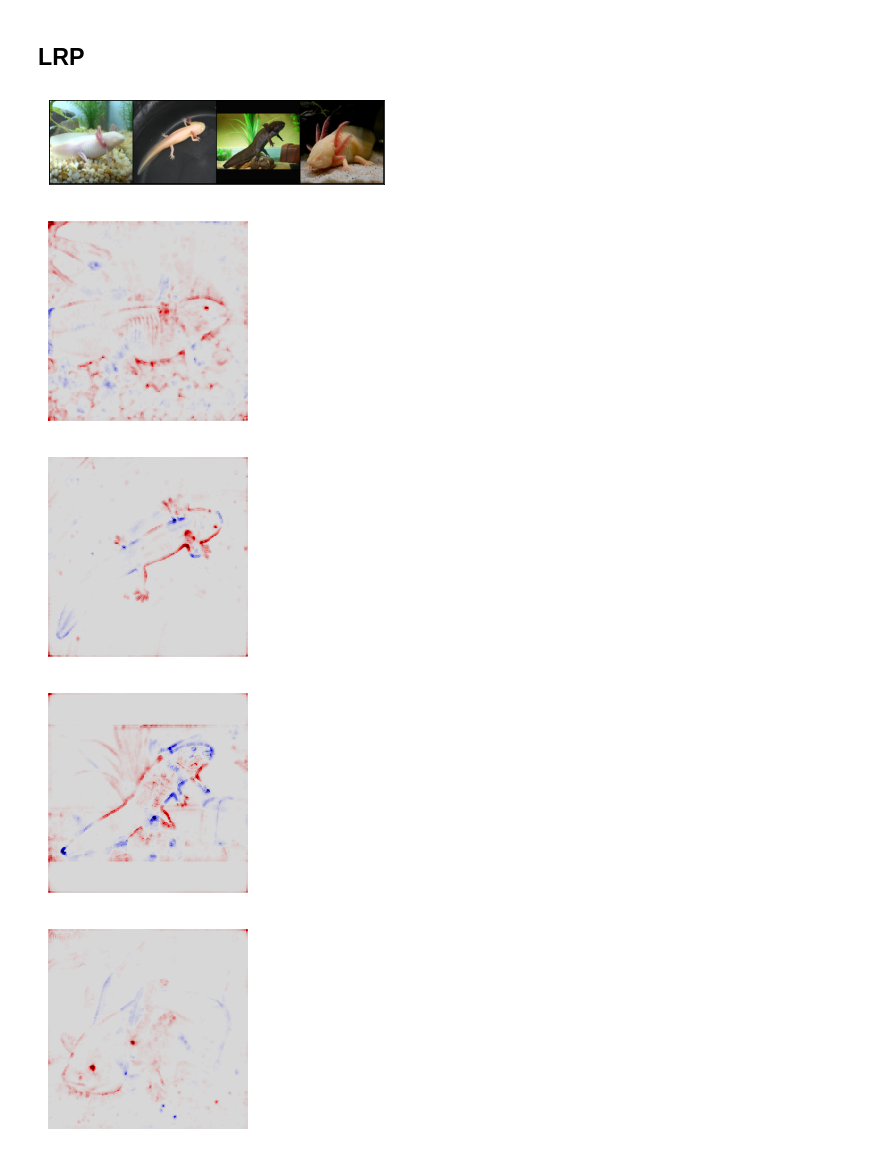
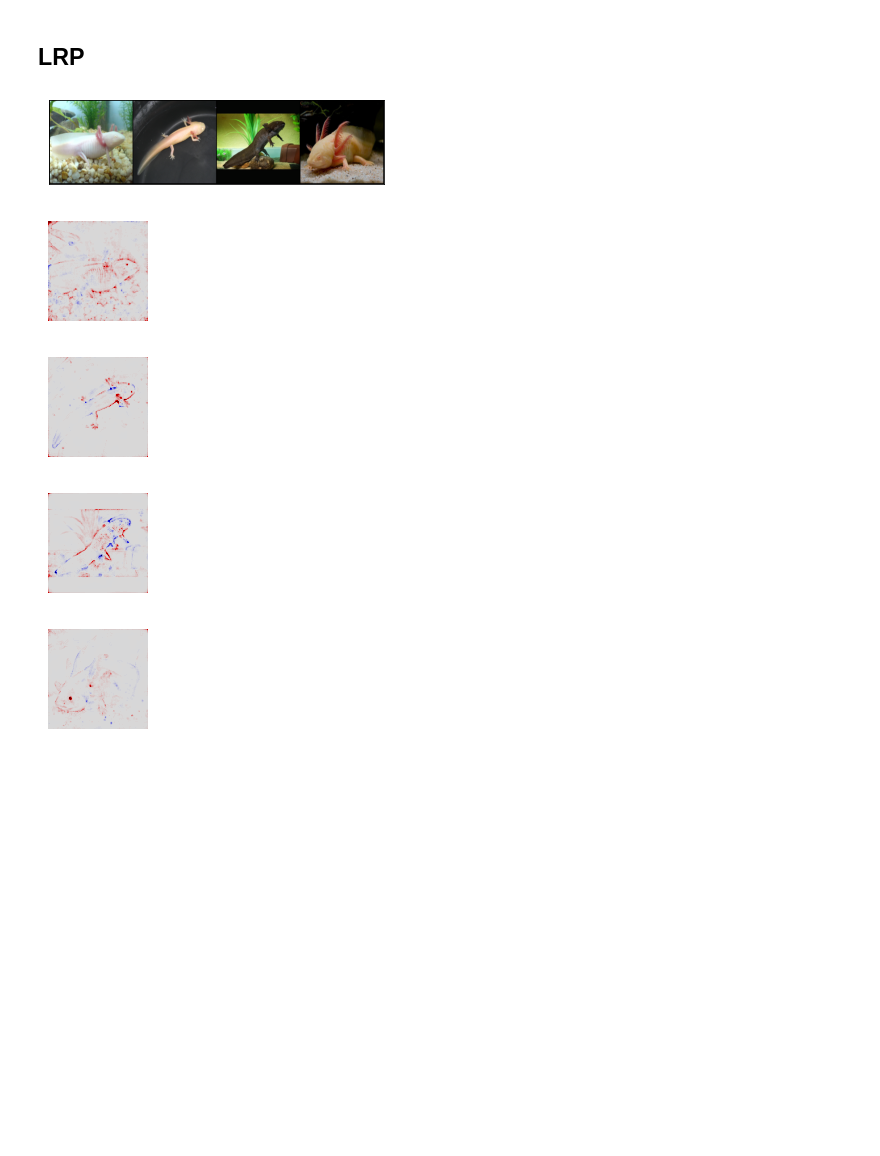
Before and after one commit to rodrigobdz/lrp, a Jupyter notebook: experiments/5-thesis/1-batch-lrp-pf-poc.ipynb, the cells around one changed output. Drawn from its saved outputs; the diff is of its cells as text; code cells hidden in the pictures; blank space fills up the shorter version.

Commit message:
PF: Batch support completed

```diff
--- a/experiments/5-thesis/1-batch-lrp-pf-poc.ipynb
+++ b/experiments/5-thesis/1-batch-lrp-pf-poc.ipynb
@@ -30,10 +30,13 @@ Outlook:
 # %%
 from typing import List
 import torch
+import multiprocessing
+
+print(f'Batch size = # CPUs available = {multiprocessing.cpu_count()}')
 
 device = torch.device("cuda:0" if torch.cuda.is_available() else "cpu")
 SEED: int = 0
-BATCH_SIZE: int = 4
+BATCH_SIZE: int = multiprocessing.cpu_count()
 NUMBER_OF_BATCHES: int = 1
 
 ROOT: str = '~/Documents/personal/unterlagen/bildung/uni/master/masterarbeit/code/lrp/data'
@@ -94,35 +99,35 @@ import lrp.plot
 import torch
 
 lrp.plot.grid_plot_imagenet(X)
 
 # Low and high parameters for zB-rule
 CHANNELS: int = 3
 HEIGHT: int = 224
 WIDTH: int = HEIGHT
 shape: Tuple[int] = (BATCH_SIZE, CHANNELS, HEIGHT, WIDTH)
 
 low: torch.Tensor = lrp.norm.ImageNetNorm.normalize(torch.zeros(*shape))
 high: torch.Tensor = lrp.norm.ImageNetNorm.normalize(torch.ones(*shape))
 
 # Init layer filter
 vgg16_target_types: Tuple[type] = (Linear, AvgPool)
 filter_by_layer_index_type: LayerFilter = LayerFilter(model)
 filter_by_layer_index_type.set_target_types(vgg16_target_types)
 
 name_map: List[Tuple[List[str], rules.LrpRule, Dict[str, Union[torch.Tensor, float]]]]
 name_map = [
     (filter_by_layer_index_type(lambda n: n == 0), LrpZBoxRule, {'low': low, 'high': high}),
     (filter_by_layer_index_type(lambda n: 1 <= n <= 16), LrpGammaRule, {'gamma': 0.25}),
     (filter_by_layer_index_type(lambda n: 17 <= n <= 30), LrpEpsilonRule, {'epsilon': 0.25}),
     (filter_by_layer_index_type(lambda n: 31 <= n), LrpZeroRule, {}),
 ]
 lrp_instance: LRP = LRP(model)
 lrp_instance.convert_layers(name_map)
 R: torch.Tensor = lrp_instance.relevance(X)
-lrp_instance.heatmap(R, width=2, height=2)
+lrp_instance.heatmap(R, width=1, height=1)
 # %% [output]
 [figure]
-[figure, old version]
+[figure, new version]
-[figure, old version]
+[figure, new version]
-[figure, old version]
+[figure, new version]
-[figure, old version]
+[figure, new version]
```
Also changed, not shown: parts of 3 cells of this notebook, 1 other file.
